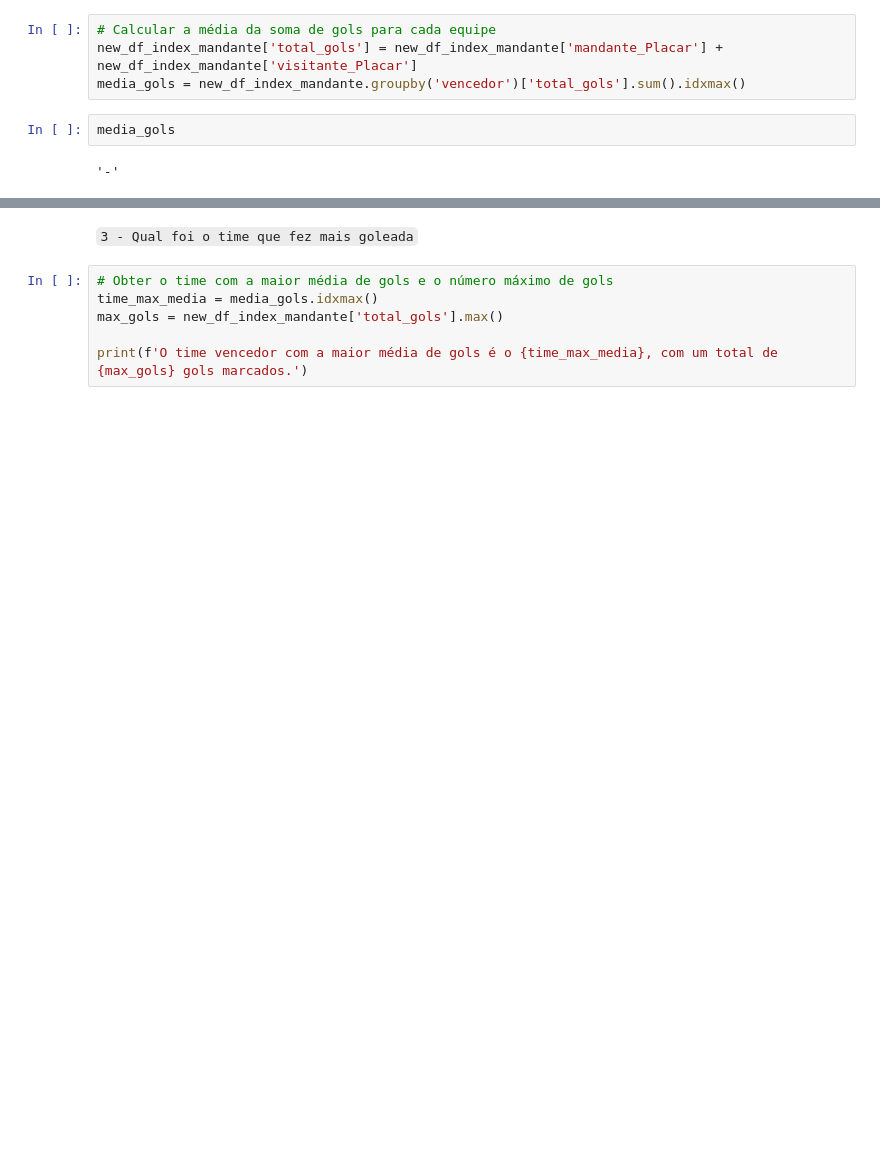
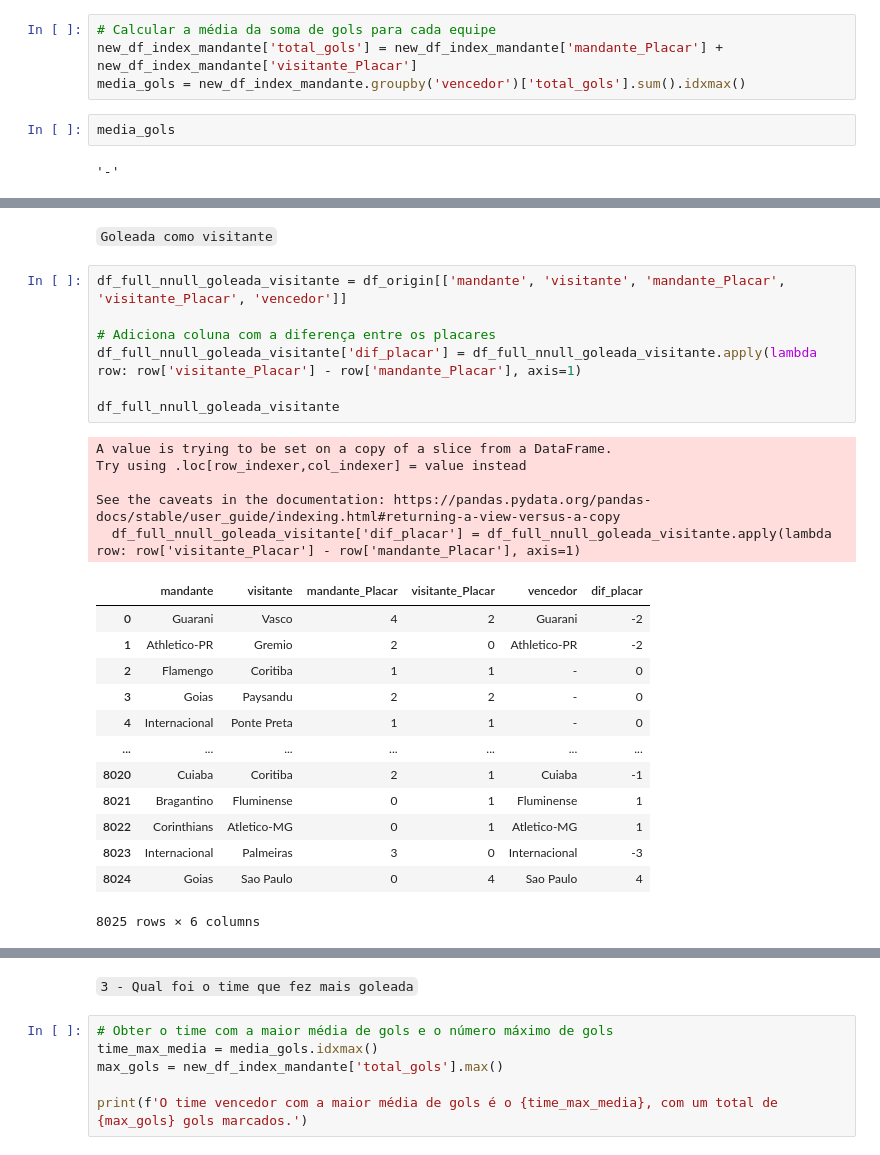
Before and after one commit to CavalaroVictor/Projeto_Modulo_II_ADA, a Jupyter notebook: project_II.ipynb, the cells around one changed output, grey strips where cells are left out. Drawn from its saved outputs; the diff is of its cells as text; blank space fills up the shorter version.

```diff
--- a/project_II.ipynb
+++ b/project_II.ipynb
@@ -240,0 +300,28 @@ media_gols
+# %% [markdown]
+``Goleada como visitante``
+# %%
+df_full_nnull_goleada_visitante = df_origin[['mandante', 'visitante', 'mandante_Placar', 'visitante_Placar', 'vencedor']]
+
+# Adiciona coluna com a diferença entre os placares
+df_full_nnull_goleada_visitante['dif_placar'] = df_full_nnull_goleada_visitante.apply(lambda row: row['visitante_Placar'] - row['mandante_Placar'], axis=1)
+
+df_full_nnull_goleada_visitante
+# %% [output]
+A value is trying to be set on a copy of a slice from a DataFrame.
+Try using .loc[row_indexer,col_indexer] = value instead
+
+See the caveats in the documentation: https://pandas.pydata.org/pandas-docs/stable/user_guide/indexing.html#returning-a-view-versus-a-copy
+  df_full_nnull_goleada_visitante['dif_placar'] = df_full_nnull_goleada_visitante.apply(lambda row: row['visitante_Placar'] - row['mandante_Placar'], axis=1)
+|  | mandante | visitante | mandante_Placar | visitante_Placar | vencedor | dif_placar |
+| 0 | Guarani | Vasco | 4 | 2 | Guarani | -2 |
+| 1 | Athletico-PR | Gremio | 2 | 0 | Athletico-PR | -2 |
+| 2 | Flamengo | Coritiba | 1 | 1 | - | 0 |
+| 3 | Goias | Paysandu | 2 | 2 | - | 0 |
+| 4 | Internacional | Ponte Preta | 1 | 1 | - | 0 |
+| ... | ... | ... | ... | ... | ... | ... |
+| 8020 | Cuiaba | Coritiba | 2 | 1 | Cuiaba | -1 |
+| 8021 | Bragantino | Fluminense | 0 | 1 | Fluminense | 1 |
+| 8022 | Corinthians | Atletico-MG | 0 | 1 | Atletico-MG | 1 |
+| 8023 | Internacional | Palmeiras | 3 | 0 | Internacional | -3 |
+| 8024 | Goias | Sao Paulo | 0 | 4 | Sao Paulo | 4 |
+8025 rows × 6 columns
```
Also changed, not shown: parts of 20 cells of this notebook.
